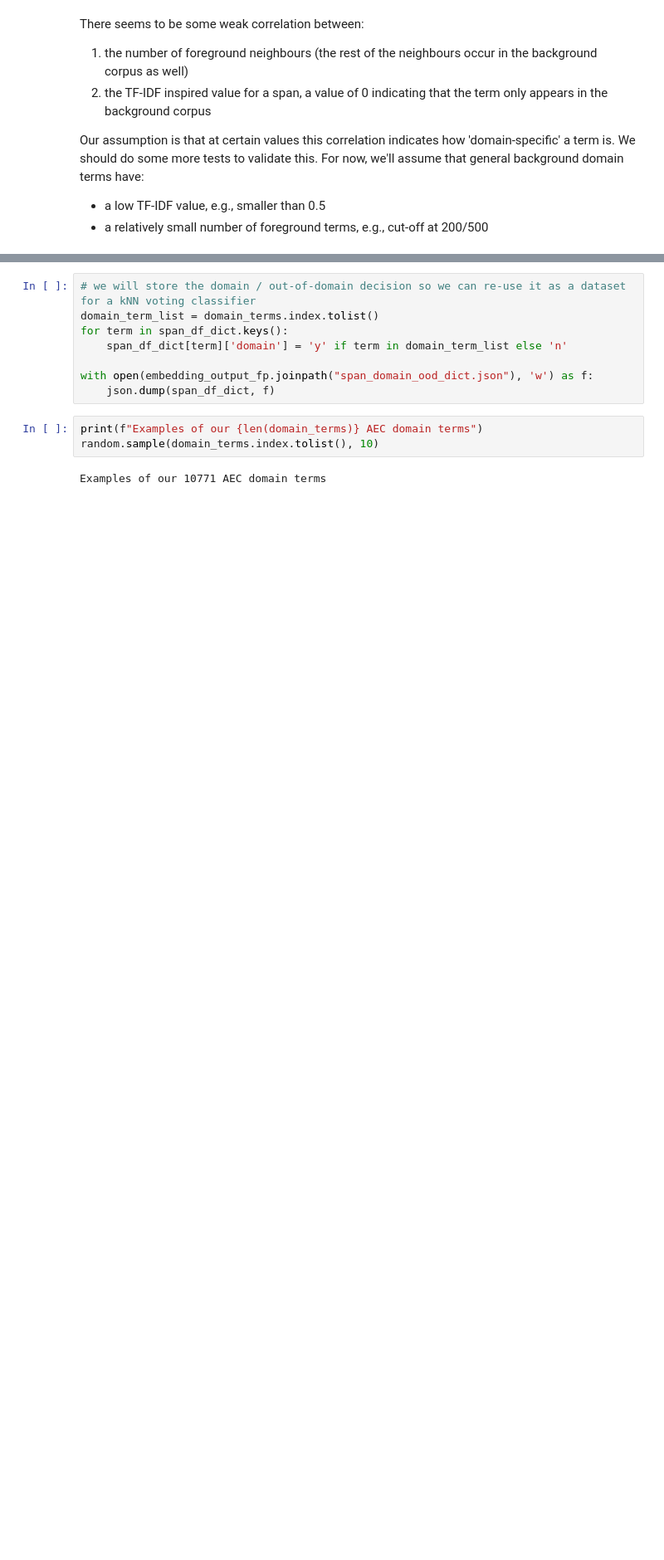
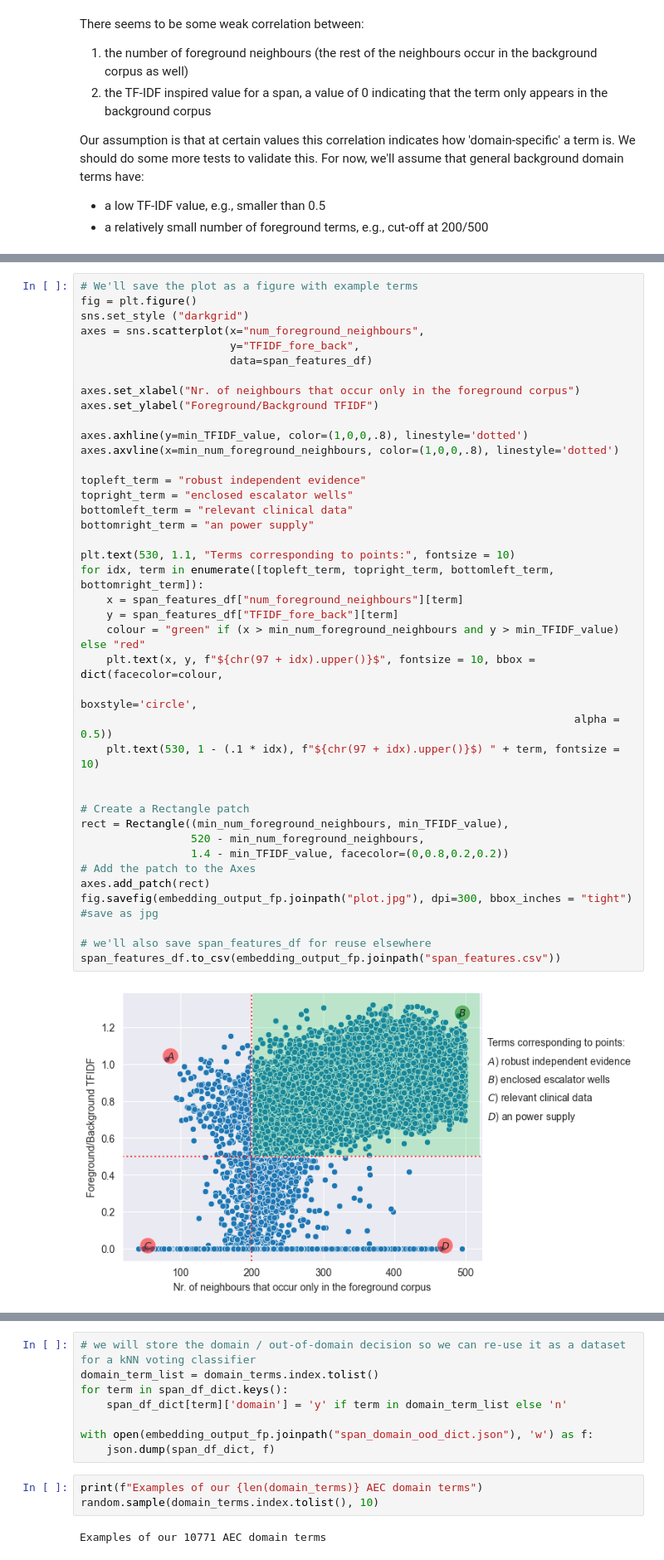
Before and after one commit to rubenkruiper/irec, a Jupyter notebook: 1. Term Extraction.ipynb, the cells around one changed output, grey strips where cells are left out. Shown: that part at 83% size. Drawn from its saved outputs; the diff is of its cells as text; blank space fills up the shorter version.

```diff
--- a/1. Term Extraction.ipynb
+++ b/1. Term Extraction.ipynb
@@ -780,0 +828,42 @@ ood_terms = span_features_df[(span_features_df['TFIDF_fore_back'] < min_TFIDF_va
+# %%
+# We'll save the plot as a figure with example terms
+fig = plt.figure()
+sns.set_style ("darkgrid")
+axes = sns.scatterplot(x="num_foreground_neighbours",
+                       y="TFIDF_fore_back",
+                       data=span_features_df)
+
+axes.set_xlabel("Nr. of neighbours that occur only in the foreground corpus")
+axes.set_ylabel("Foreground/Background TFIDF")
+
+axes.axhline(y=min_TFIDF_value, color=(1,0,0,.8), linestyle='dotted')
+axes.axvline(x=min_num_foreground_neighbours, color=(1,0,0,.8), linestyle='dotted')
+
+topleft_term = "robust independent evidence"
+topright_term = "enclosed escalator wells"
+bottomleft_term = "relevant clinical data"
+bottomright_term = "an power supply"
+
+plt.text(530, 1.1, "Terms corresponding to points:", fontsize = 10)
+for idx, term in enumerate([topleft_term, topright_term, bottomleft_term, bottomright_term]):
+    x = span_features_df["num_foreground_neighbours"][term]
+    y = span_features_df["TFIDF_fore_back"][term]
+    colour = "green" if (x > min_num_foreground_neighbours and y > min_TFIDF_value) else "red"
+    plt.text(x, y, f"${chr(97 + idx).upper()}$", fontsize = 10, bbox = dict(facecolor=colour,
+                                                                            boxstyle='circle',
+                                                                            alpha = 0.5))
+    plt.text(530, 1 - (.1 * idx), f"${chr(97 + idx).upper()}$) " + term, fontsize = 10)
+
+
+# Create a Rectangle patch
+rect = Rectangle((min_num_foreground_neighbours, min_TFIDF_value),
+                 520 - min_num_foreground_neighbours,
+                 1.4 - min_TFIDF_value, facecolor=(0,0.8,0.2,0.2))
+# Add the patch to the Axes
+axes.add_patch(rect)
+fig.savefig(embedding_output_fp.joinpath("plot.jpg"), dpi=300, bbox_inches = "tight") #save as jpg
+
+# we'll also save span_features_df for reuse elsewhere
+span_features_df.to_csv(embedding_output_fp.joinpath("span_features.csv"))
+# %% [output]
+[figure, new version]
```
Also changed, not shown: parts of 22 cells of this notebook, 1 other file.
